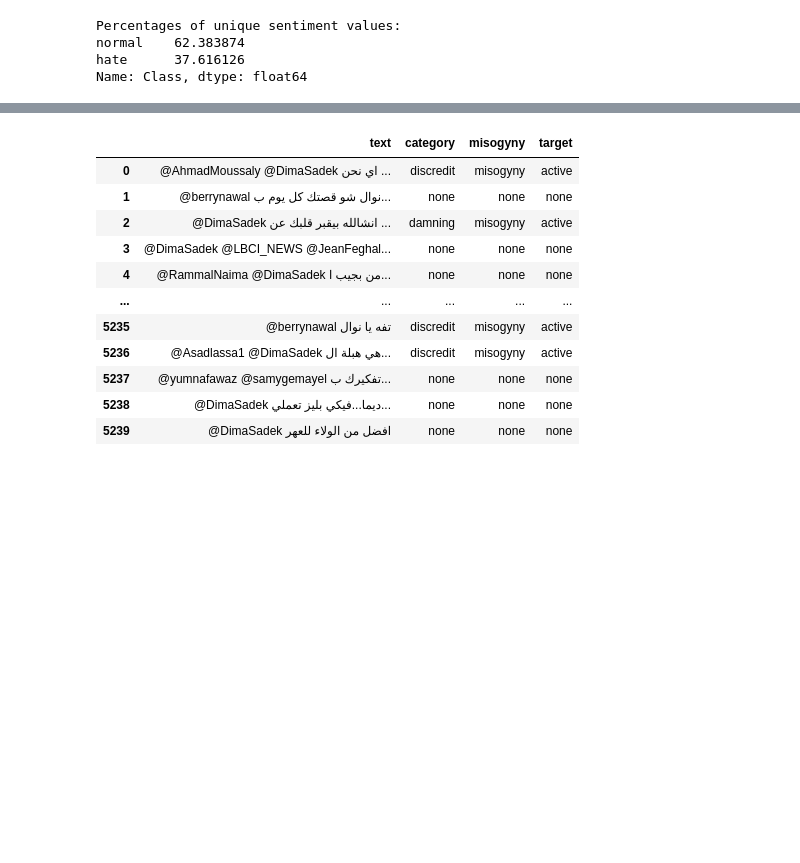
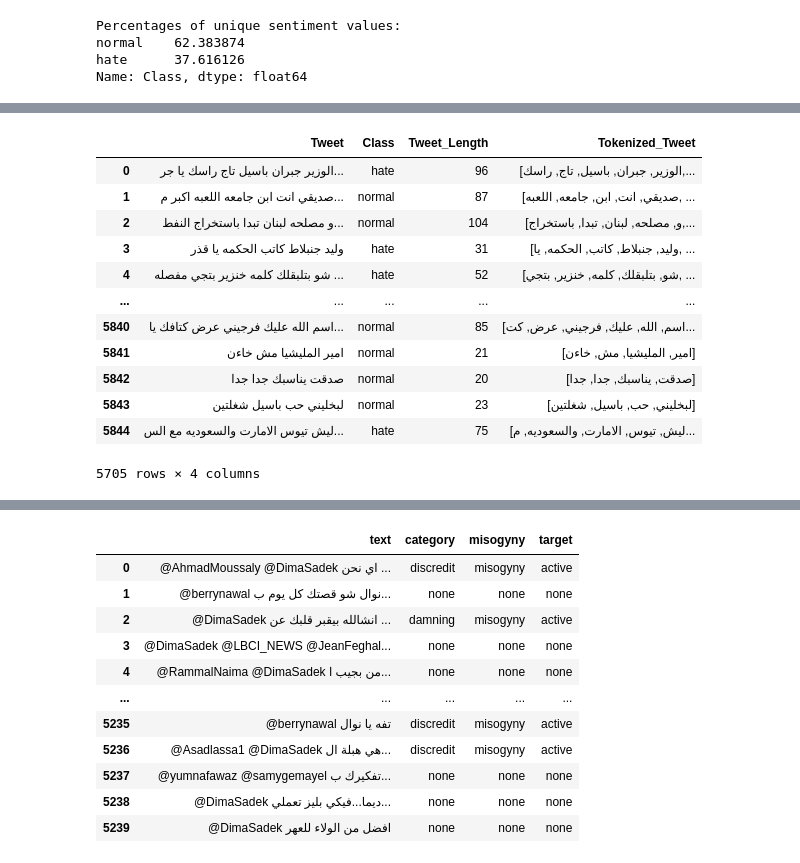
Before and after one commit to AhmedHajAhmed/exploreSCR-research, a Jupyter notebook: Untitled.ipynb, the cells around one changed output, grey strips where cells are left out. Cells and saved outputs as stored; diff of their text form; code cells hidden in the pictures; blank space fills up the shorter version.

```diff
--- a/Untitled.ipynb
+++ b/Untitled.ipynb
@@ -254,0 +361,4 @@ df['Tweet'] = df['Tweet'].apply(remove_punctuation)
+# %%
+def remove_english_letters(text: str) -> str:
+    # This function replace any English letters with an empty string
+    return re.sub('[a-zA-Z]', '', text)
@@ -254,0 +402,11 @@ df['Tweet'] = df['Tweet'].apply(remove_punctuation)
+# %%
+def preprocess_text(text: str) -> str:
+    # This function applies a series of text preprocessing steps to the input text
+    text = strip_tashkeel(text)
+    text = strip_tatweel(text)
+    text = remove_punctuations(text)
+    text = normalize_arabic(text)
+    text = remove_emoji(text)
+    text = remove_nums(text)
+    text = remove_english_letters(text)
+    return text
@@ -254,0 +617,16 @@ df['Tweet'] = df['Tweet'].apply(remove_punctuation)
+# %%
+df
+# %% [output]
+|  | Tweet | Class | Tweet_Length | Tokenized_Tweet |
+| 0 | الوزير جبران باسيل تاج راسك يا جر... | hate | 96 | [الوزير, جبران, باسيل, تاج, راسك,... |
+| 1 | صديقي انت ابن جامعه اللعبه اكبر م... | normal | 87 | [صديقي, انت, ابن, جامعه, اللعبه, ... |
+| 2 | و مصلحه لبنان تبدا باستخراج النفط... | normal | 104 | [و, مصلحه, لبنان, تبدا, باستخراج,... |
+| 3 | وليد جنبلاط كاتب الحكمه يا قذر | hate | 31 | [وليد, جنبلاط, كاتب, الحكمه, يا, ... |
+| 4 | شو بتلبقلك كلمه خنزير بتجي مفصله ... | hate | 52 | [شو, بتلبقلك, كلمه, خنزير, بتجي, ... |
+| ... | ... | ... | ... | ... |
+| 5840 | اسم الله عليك فرجيني عرض كتافك يا... | normal | 85 | [اسم, الله, عليك, فرجيني, عرض, كت... |
+| 5841 | امير المليشيا مش خاءن | normal | 21 | [امير, المليشيا, مش, خاءن] |
+| 5842 | صدقت يناسبك جدا جدا | normal | 20 | [صدقت, يناسبك, جدا, جدا] |
+| 5843 | لبخليني حب باسيل شغلتين | normal | 23 | [لبخليني, حب, باسيل, شغلتين] |
+| 5844 | ليش تيوس الامارت والسعوديه مع الس... | hate | 75 | [ليش, تيوس, الامارت, والسعوديه, م... |
+5705 rows × 4 columns
```
Also changed, not shown: parts of 41 cells of this notebook, 1 other file.
